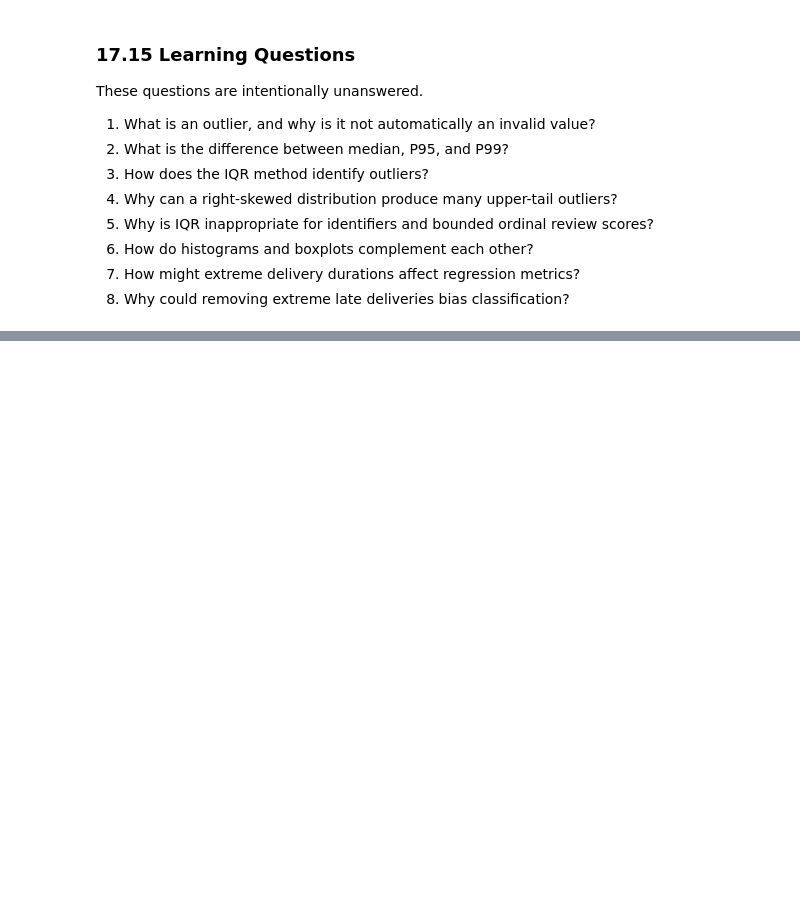
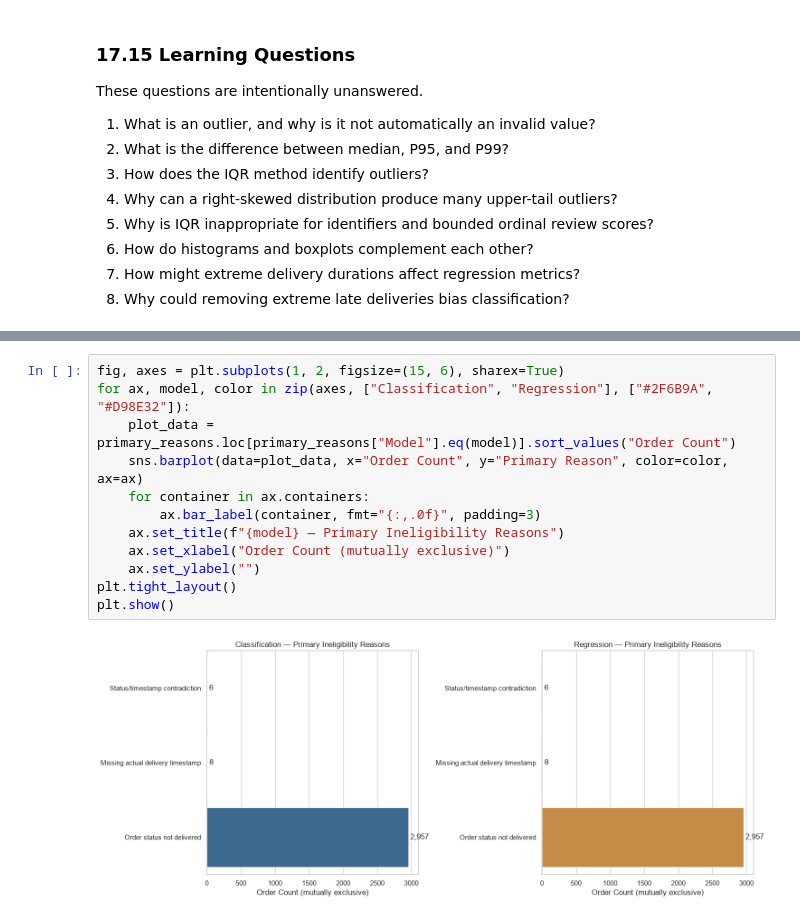
Before and after one commit to mmubashir95/ecommerce-delivery-intelligence, a Jupyter notebook: notebooks/02_data_quality.ipynb, the cells around one changed output, grey strips where cells are left out. Cells and saved outputs as stored; diff of their text form; blank space fills up the shorter version.

```diff
--- a/notebooks/02_data_quality.ipynb
+++ b/notebooks/02_data_quality.ipynb
@@ -4828,0 +5232,14 @@ These questions are intentionally unanswered.
+# %%
+fig, axes = plt.subplots(1, 2, figsize=(15, 6), sharex=True)
+for ax, model, color in zip(axes, ["Classification", "Regression"], ["#2F6B9A", "#D98E32"]):
+    plot_data = primary_reasons.loc[primary_reasons["Model"].eq(model)].sort_values("Order Count")
+    sns.barplot(data=plot_data, x="Order Count", y="Primary Reason", color=color, ax=ax)
+    for container in ax.containers:
+        ax.bar_label(container, fmt="{:,.0f}", padding=3)
+    ax.set_title(f"{model} — Primary Ineligibility Reasons")
+    ax.set_xlabel("Order Count (mutually exclusive)")
+    ax.set_ylabel("")
+plt.tight_layout()
+plt.show()
+# %% [output]
+[figure, added]
```
Also changed, not shown: parts of 23 cells of this notebook.
